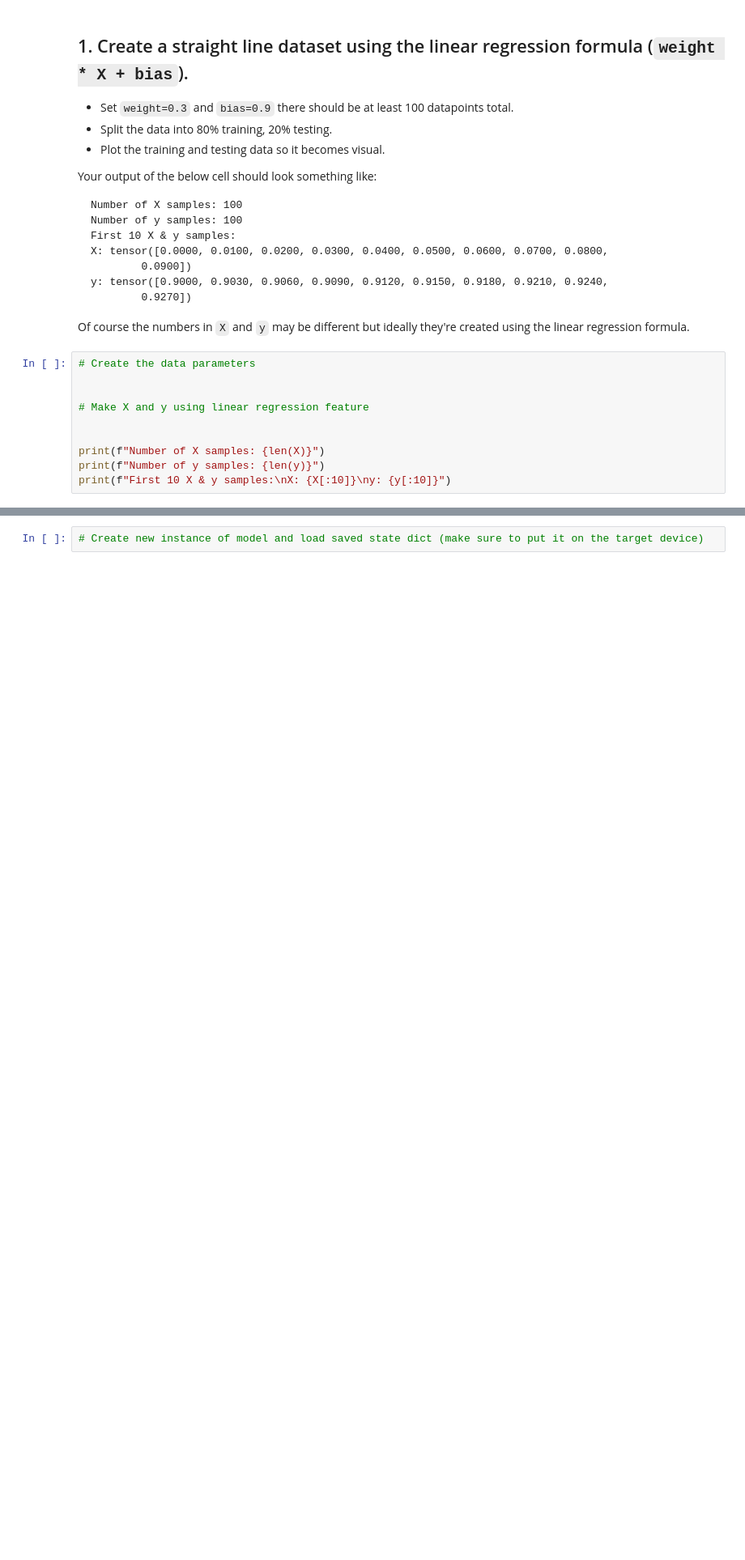
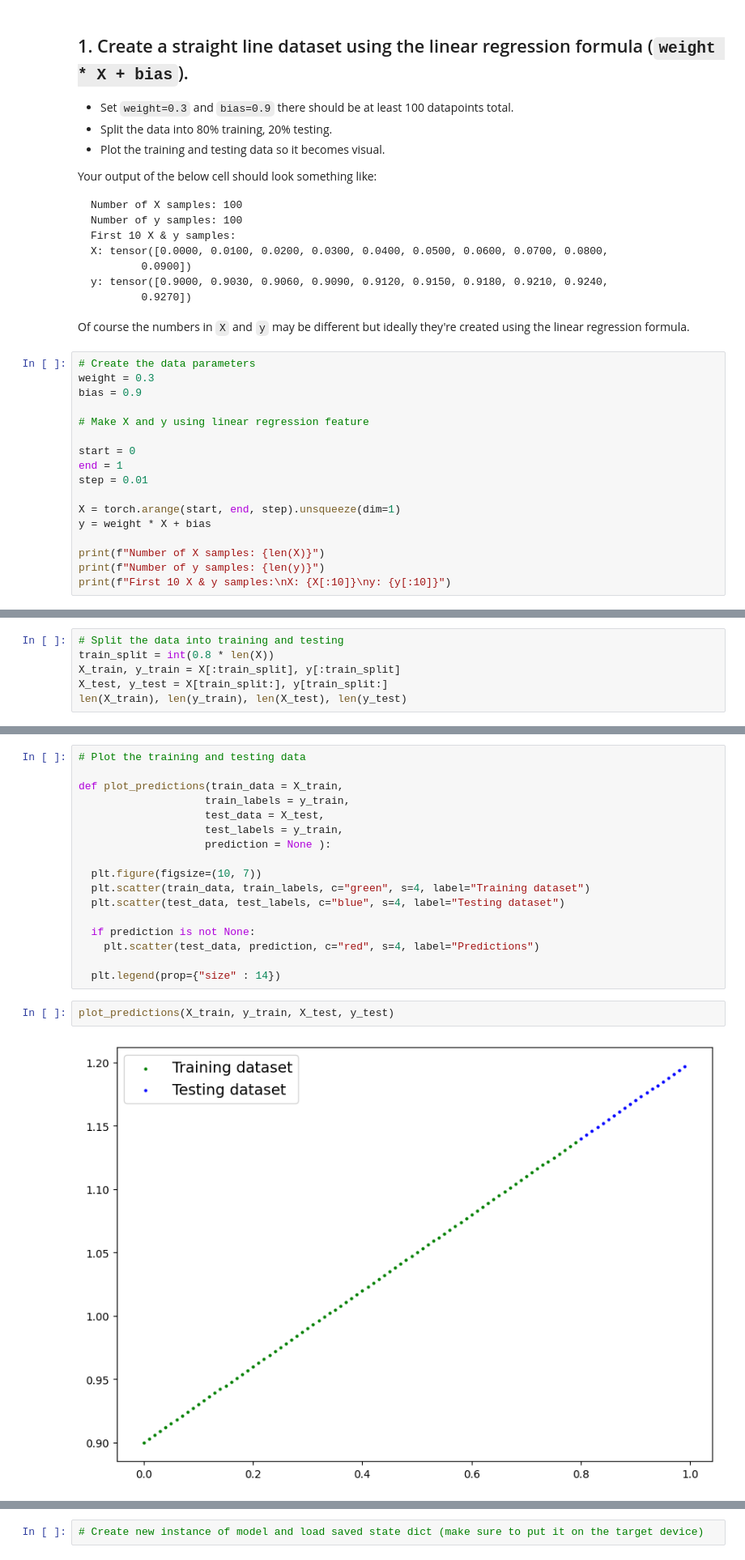
Before and after one commit to uzair011/PyTorch-fndmntl, a Jupyter notebook: exercises/01_pytorch_workflow_exercises.ipynb, the cells around one changed output, grey strips where cells are left out. Shown at 81% size. Saved outputs shown, nothing was run; the diff lists cells and outputs as text; blank space fills up the shorter version.

```diff
--- a/exercises/01_pytorch_workflow_exercises.ipynb
+++ b/exercises/01_pytorch_workflow_exercises.ipynb
@@ -40,10 +44,17 @@ y: tensor([0.9000, 0.9030, 0.9060, 0.9090, 0.9120, 0.9150, 0.9180, 0.9210, 0.924
 Of course the numbers in `X` and `y` may be different but ideally they're created using the linear regression formula.
 # %%
 # Create the data parameters
-
+weight = 0.3
+bias = 0.9
 
 # Make X and y using linear regression feature
 
+start = 0
+end = 1
+step = 0.01
+
+X = torch.arange(start, end, step).unsqueeze(dim=1)
+y = weight * X + bias
 
 print(f"Number of X samples: {len(X)}")
 print(f"Number of y samples: {len(y)}")
@@ -54,0 +80,6 @@ print(f"First 10 X & y samples:\nX: {X[:10]}\ny: {y[:10]}")
+# %%
+# Split the data into training and testing
+train_split = int(0.8 * len(X))
+X_train, y_train = X[:train_split], y[:train_split]
+X_test, y_test = X[train_split:], y[train_split:]
+len(X_train), len(y_train), len(X_test), len(y_test)
@@ -55,3 +88,24 @@ print(f"First 10 X & y samples:\nX: {X[:10]}\ny: {y[:10]}")
+# %%
+# Plot the training and testing data
+
+def plot_predictions(train_data = X_train,
+                    train_labels = y_train,
+                    test_data = X_test,
+                    test_labels = y_train,
+                    prediction = None ):
+
+  plt.figure(figsize=(10, 7))
+  plt.scatter(train_data, train_labels, c="green", s=4, label="Training dataset")
+  plt.scatter(test_data, test_labels, c="blue", s=4, label="Testing dataset")
+
+  if prediction is not None:
+    plt.scatter(test_data, prediction, c="red", s=4, label="Predictions")
+
+  plt.legend(prop={"size" : 14})
+# %%
+plot_predictions(X_train, y_train, X_test, y_test)
+# %% [output]
+[figure, added]
 # %% [markdown]
 ## 2. Build a PyTorch model by subclassing `nn.Module`.
   * Inside should be a randomly initialized `nn.Parameter()` with `requires_grad=True`, one for `weights` and one for `bias`.
```
Also changed, not shown: parts of 18 cells of this notebook.
